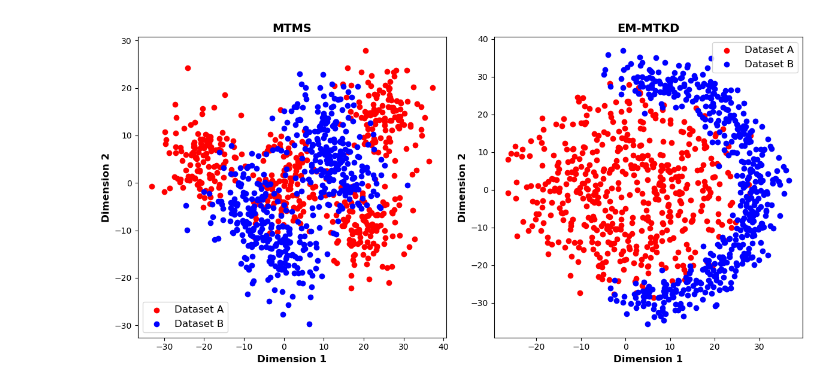
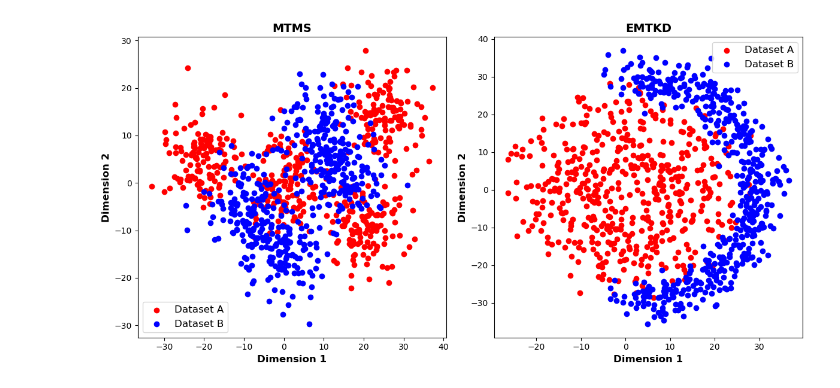
Before and after one commit to radiukpavlo/my-study-python, a Jupyter notebook: papers/46_curves/tsne.ipynb, the cells around one changed output. Cells and saved outputs as stored; diff of their text form; code cells hidden in the pictures.

```diff
--- a/papers/46_curves/tsne.ipynb
+++ b/papers/46_curves/tsne.ipynb
@@ -63,29 +63,29 @@ def generate_right_figure_data(n_points=400):
 # %%
 # Generate both sets of data
 red_left, blue_left = generate_left_figure_data(n_points=500)
 red_right, blue_right = generate_right_figure_data(n_points=500)
 
 # Create subplots side-by-side
 fig, axes = plt.subplots(1, 2, figsize=(12, 6))
 
 # Left figure
 axes[0].scatter(red_left[:, 0], red_left[:, 1], c='red', label='Dataset A')
 axes[0].scatter(blue_left[:, 0], blue_left[:, 1], c='blue', label='Dataset B')
 axes[0].set_title('MTMS', fontsize=14, fontweight='bold')
 axes[0].set_xlabel('Dimension 1', fontsize=12, fontweight='bold')
 axes[0].set_ylabel('Dimension 2', fontsize=12, fontweight='bold')
 axes[0].legend(fontsize=12)
 
 # Right figure
 axes[1].scatter(red_right[:, 0], red_right[:, 1], c='red', label='Dataset A')
 axes[1].scatter(blue_right[:, 0], blue_right[:, 1], c='blue', label='Dataset B')
-axes[1].set_title('EM-MTKD', fontsize=14, fontweight='bold')
+axes[1].set_title('EMTKD', fontsize=14, fontweight='bold')
 axes[1].set_xlabel('Dimension 1', fontsize=12, fontweight='bold')
 axes[1].set_ylabel('Dimension 2', fontsize=12, fontweight='bold')
 axes[1].legend(fontsize=12)
 
 plt.tight_layout()
 plt.savefig("46_fig_3_tsne.svg", format="svg")
 plt.show()
 # %% [output]
-[figure, old version]
+[figure, new version]
```
Also changed, not shown: 1 other file.
